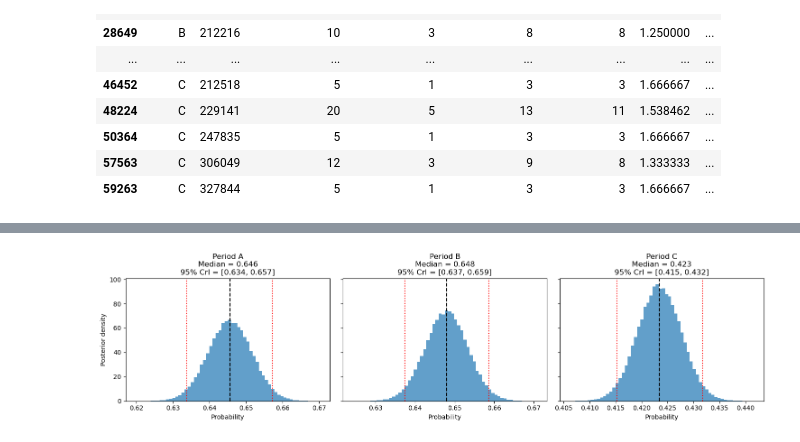
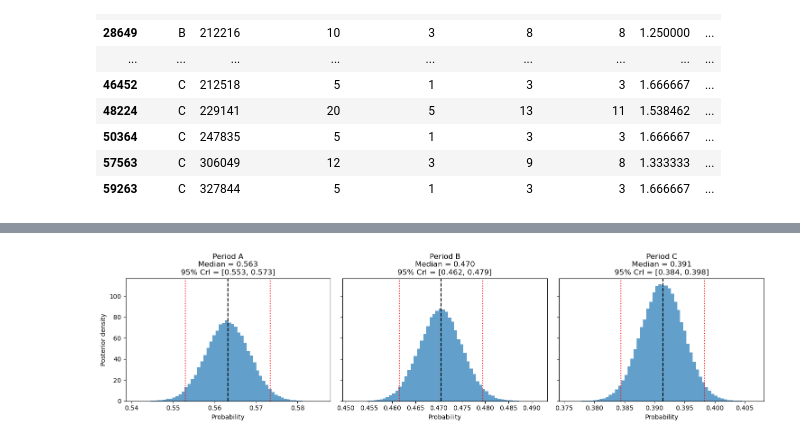
Before and after one commit to MichalZaujec/PixFed, a Jupyter notebook: bayesian_approach.ipynb, the cells around one changed output, grey strips where cells are left out. Cells and saved outputs as stored; diff of their text form; code cells hidden in the pictures.

```diff
--- a/bayesian_approach.ipynb
+++ b/bayesian_approach.ipynb
@@ -58,12 +58,21 @@ senders['io_days_ratio'] = senders['incoming_days'] / senders['outgoing_days']
 senders['low_count_receiver'] = senders['io_ratio'] < 0.5
 senders['zero_count_receiver'] = senders['incoming_count'] == 0
 
-min_regular_outgoing_days = 2 # adjustable
-regular_senders = senders[senders['outgoing_days'] >= min_regular_outgoing_days].copy()
-#regular_senders['low_day_receiver'] = regular_senders['io_days_ratio'] < 0.5
-regular_senders['low_day_receiver'] = (regular_senders['io_days_ratio'] < 0.8) & (regular_senders['io_ratio'] < 0.8) # adjustable
-regular_senders['zero_day_receiver'] = regular_senders['incoming_days'] == 0
+def set_params(min_days:int=1, io_ratio:float=.8, io_days_ratio:float=.8) -> pd.DataFrame:
+  '''
+  min_days | int -> minimal number of days a user must complete a contract to be considered a regular sender
 
+  io_ratio | float -> ratio of incoming/outgoing counts (contracts) that determines a "low day receiver" -> a sender who receives less then sends
+
+  io_days_ratio | float -> ratio of incoming/outgoing days that determines a "low day receiver" -> a sender who receives less then sends
+  '''
+  min_regular_outgoing_days = min_days # adjustable
+  regular_senders = senders[senders['outgoing_days'] >= min_regular_outgoing_days].copy()
+  regular_senders['low_day_receiver'] = (regular_senders['io_days_ratio'] <= io_days_ratio) & (regular_senders['io_ratio'] <= io_ratio) # adjustable
+  regular_senders['zero_day_receiver'] = regular_senders['incoming_days'] == 0
+  return regular_senders
+
+regular_senders = set_params()
 regular_senders.head()
 # %% [output]
 |  | period | player | incoming_count | incoming_days | outgoing_count | outgoing_days | io_ratio | ... |
@@ -144,26 +131,66 @@ for period in period_order:
 # %%
-import matplotlib.pyplot as plt
+def get_results(bayes_summary:pd.DataFrame) -> None:
+    import matplotlib.pyplot as plt
 
-fig, axes = plt.subplots(1, 3, figsize=(15, 4), sharey=True)
+    rng = np.random.default_rng(42)
 
-for ax, period in zip(axes, period_order):
-    samples = posterior_samples[period]
-    lower, median, upper = np.quantile(samples, [0.025, 0.5, 0.975])
+    n_samples = 100_000
 
-    ax.hist(samples, bins=60, density=True, alpha=0.7)
-    ax.axvline(median, color='black', linestyle='--')
-    ax.axvline(lower, color='red', linestyle=':')
-    ax.axvline(upper, color='red', linestyle=':')
+    posterior_samples = {}
 
-    ax.set_title(
-        f'Period {period}\n'
-        f'Median = {median:.3f}\n'
-        f'95% CrI = [{lower:.3f}, {upper:.3f}]'
-    )
-    ax.set_xlabel('Probability')
+    for period in period_order:
+        alpha = bayes_summary.loc[period, 'posterior_alpha']
+        beta = bayes_summary.loc[period, 'posterior_beta']
+        posterior_samples[period] = rng.beta(alpha, beta, size=n_samples)
 
-axes[0].set_ylabel('Posterior density')
-plt.tight_layout()
-plt.show()
+    fig, axes = plt.subplots(1, 3, figsize=(15, 4), sharey=True)
+    medians = []
+
+    for ax, period in zip(axes, period_order):
+        samples = posterior_samples[period]
+        lower, median, upper = np.quantile(samples, [0.025, 0.5, 0.975])
+
+        ax.hist(samples, bins=60, density=True, alpha=0.7)
+        ax.axvline(median, color='black', linestyle='--')
+        ax.axvline(lower, color='red', linestyle=':')
+        ax.axvline(upper, color='red', linestyle=':')
+
+        ax.set_title(
+            f'Period {period}\n'
+            f'Median = {median:.3f}\n'
+            f'95% CrI = [{lower:.3f}, {upper:.3f}]'
+        )
+        ax.set_xlabel('Probability')
+        medians.append(median)
+
+    axes[0].set_ylabel('Posterior density')
+    plt.tight_layout()
+    plt.show()
+
+    p_A = posterior_samples['A']
+    p_B = posterior_samples['B']
+    p_C = posterior_samples['C']
+
+    prob_B_better_than_A = np.mean(p_B < p_A)
+    prob_C_better_than_A = np.mean(p_C < p_A)
+    prob_C_better_than_B = np.mean(p_C < p_B)
+
+    comparison_probs = pd.DataFrame({
+        'comparison': [
+            'B lower than A',
+            'C lower than A',
+            'C lower than B',
+        ],
+        'probability': [
+            prob_B_better_than_A,
+            prob_C_better_than_A,
+            prob_C_better_than_B,
+        ]
+    })
+
+    print(comparison_probs, end='\n\n')
+    print(f"Zo 100.000 pripadov pre distribuciu C {comparison_probs.iloc[1,1]*100:.0f}% pripadov bolo mensich ako pre distribuciu A.")
+    print(f"Median pravdepodobnost, ze bol regular sender ukrivdeny bola pred 8 februarom {medians[0]*100:.2f}% a po 29 februari bola {medians[2]*100:.2f}% .")
+get_results(bayes_summary)
 # %% [output]
-[figure, old version]
+[figure, new version]
```
Also changed, not shown: parts of 7 cells of this notebook.
